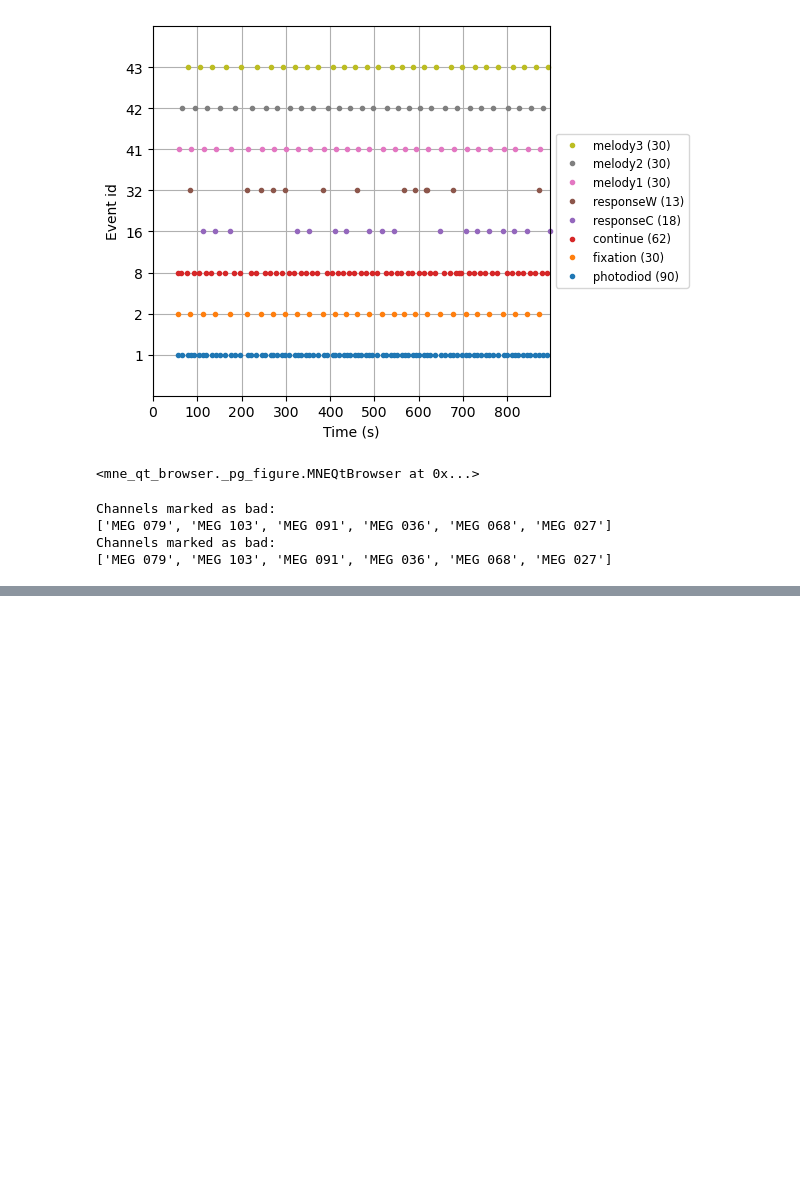
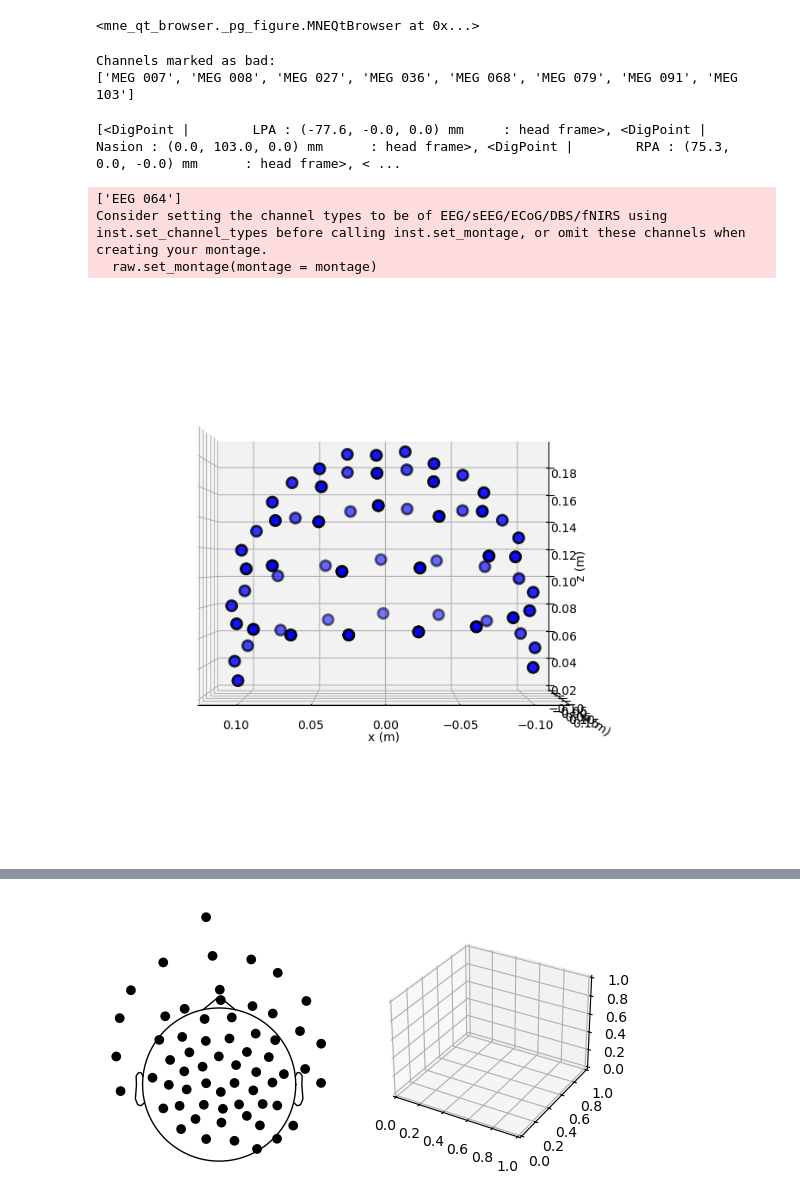
Before and after one commit to pariisaakhanjani/HeidelbergThesisAnalysis, a Jupyter notebook: Auditory.ipynb, the cells around one changed output, grey strips where cells are left out. Drawn from its saved outputs; the diff is of its cells as text; code cells hidden in the pictures; blank space fills up the shorter version.

```diff
--- a/Auditory.ipynb
+++ b/Auditory.ipynb
@@ -324,18 +335,80 @@ event_dict = {
-# %%
-fig = mne.viz.plot_events(events, raw.info["sfreq"], raw.first_samp, event_id=event_dict)
-# %% [output]
-[figure, removed]
 # %%
 raw.plot(
     events=events,
     start=0,
-    duration=10,
     event_color={8: "red", 2: "orange", 1: "blue", 41: "gray", 42: "purple", 43: "green", 16: "pink", 32: "yellow", 7: "black"},
     event_id=event_dict,
 )
 # %% [output]
 <mne_qt_browser._pg_figure.MNEQtBrowser at 0x...>
 Channels marked as bad:
-['MEG 079', 'MEG 103', 'MEG 091', 'MEG 036', 'MEG 068', 'MEG 027']
-Channels marked as bad:
-['MEG 079', 'MEG 103', 'MEG 091', 'MEG 036', 'MEG 068', 'MEG 027']
+['MEG 007', 'MEG 008', 'MEG 027', 'MEG 036', 'MEG 068', 'MEG 079', 'MEG 091', 'MEG 103']
+# %%
+print(raw.info['dig'])
+# %% [output]
+[<DigPoint |        LPA : (-77.6, -0.0, 0.0) mm     : head frame>, <DigPoint |     Nasion : (0.0, 103.0, 0.0) mm      : head frame>, <DigPoint |        RPA : (75.3, 0.0, -0.0) mm      : head frame>, < ...
+# %%
+from mne.channels import make_dig_montage
+
+raw.info['dig'] # to check index of LPA and RPA
+
+channel_no=64
+eeg_dig_start=7
+eeg_dig_end= 71
+hpi_dig_start=3
+hpi_coils=4
+
+
+# get the cardinal points
+digi = raw.info['dig']
+
+# extract eeg sensors positions
+eeg_dig_pos = []
+for i in range(eeg_dig_start, eeg_dig_end):
+    loc = raw.info['dig'][i].get('r')
+    eeg_dig_pos.append(loc)
+
+# Extract HPI coil positions
+hpi_pos = []
+for j in range(hpi_dig_start, eeg_dig_start):
+    coil_pos = raw.info['dig'][j].get('r')
+    hpi_pos.append(coil_pos)
+
+if len(hpi_pos) != hpi_coils:
+    print('Error....check the HPI coil definition')
+    exit()
+
+# Extra extra digitization positions
+hsp = []
+for k in range(eeg_dig_end, len(digi)):
+    extra_dig = raw.info['dig'][k].get('r')
+    hsp.append(extra_dig)
+
+# zip up the eeg sensor position along with their names
+eeg_chs = raw.info['ch_names'][-channel_no:]
+eeg_ch_pos = dict(zip(eeg_chs, eeg_dig_pos))
+
+
+# create the EEG montage
+montage = make_dig_montage(ch_pos=eeg_ch_pos, nasion=raw.info['dig'][1].get('r'),
+                           lpa=raw.info['dig'][0].get('r'), rpa=raw.info['dig'][2].get('r'),
+                           hsp=hsp, hpi=hpi_pos)
+
+# Reset dig points before applying montage to prevent duplication
+raw.set_montage(montage = montage)
+
+
+raw.plot_sensors(ch_type='grad', kind='3d') # default kind='topomap'
+raw.plot_sensors(ch_type='eeg', show_names=True)
+
+fig = plt.figure()
+ax2d = fig.add_subplot(121)
+ax3d = fig.add_subplot(122, projection='3d')
+raw.plot_sensors(ch_type='eeg',axes=ax2d)
+raw.plot_sensors(ch_type='eeg',axes=ax3d, kind='3d')
+ax3d.view_init(azim=70, elev=15) # set view angle
+# %% [output]
+['EEG 064']
+Consider setting the channel types to be of EEG/sEEG/ECoG/DBS/fNIRS using inst.set_channel_types before calling inst.set_montage, or omit these channels when creating your montage.
+  raw.set_montage(montage = montage)
+[figure, added]
@@ -341,0 +416 @@ Channels marked as bad:
+[figure, added]
```
Also changed, not shown: parts of 17 cells of this notebook.
